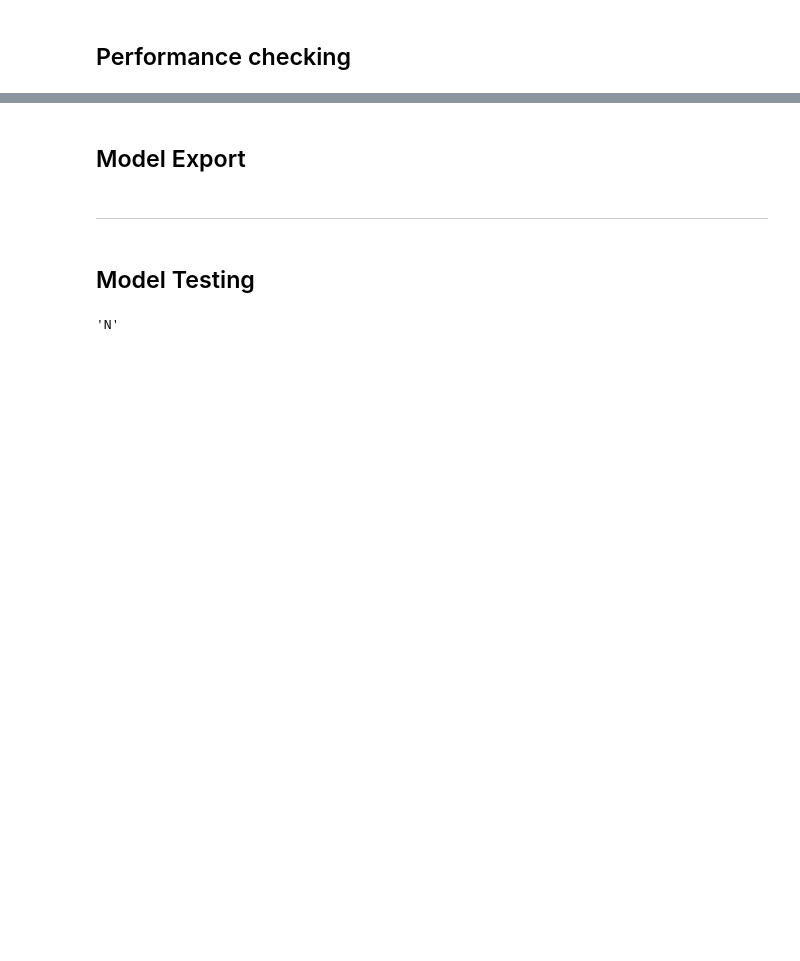
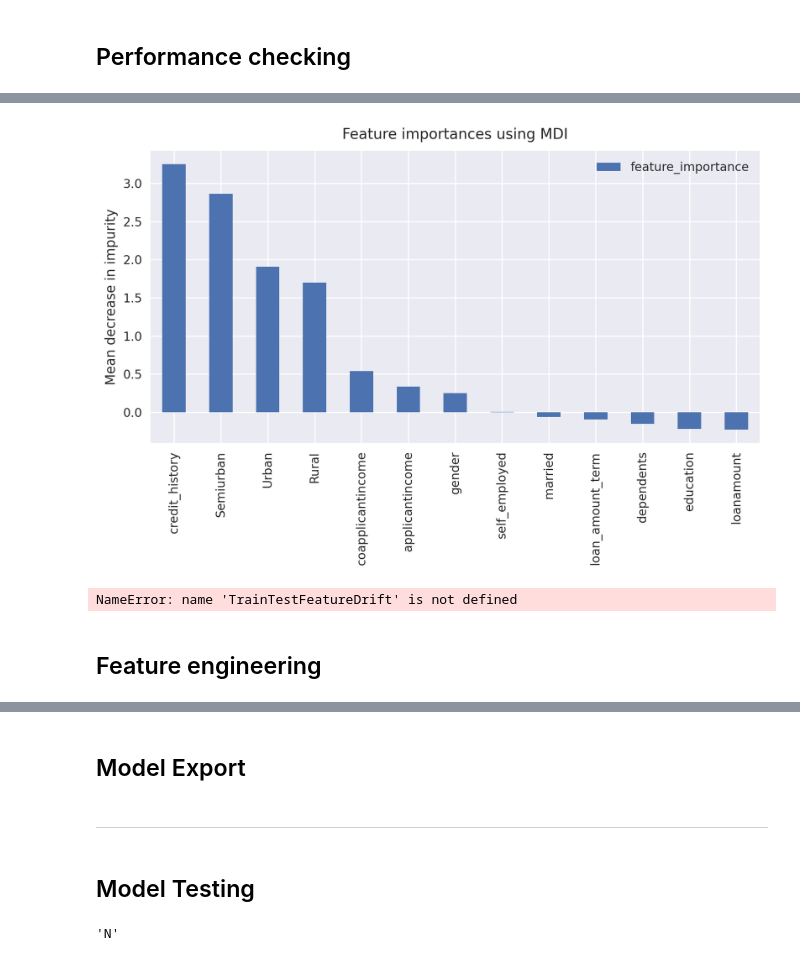
Before and after one commit to adilsmh/bank_loan_eligibility, a Jupyter notebook: notebooks/notebook_bank.ipynb, the cells around one changed output, grey strips where cells are left out. Cells and saved outputs as stored; diff of their text form; code cells hidden in the pictures; blank space fills up the shorter version.

```diff
--- a/notebooks/notebook_bank.ipynb
+++ b/notebooks/notebook_bank.ipynb
@@ -336,0 +772,20 @@ plot_roc(y_test, y_probas)
+# %%
+f_impt= pd.DataFrame(np.reshape(logistic_pipeline[-1].coef_, (-1, 1)), index=X.columns)
+f_impt = f_impt.sort_values(by=0, ascending=False)
+f_impt.columns = ["feature_importance"]
+
+fig, ax = plt.subplots()
+
+f_impt.plot.bar(ax=ax)
+ax.set_title("Feature importances using MDI")
+ax.set_ylabel("Mean decrease in impurity")
+fig.tight_layout()
+# %% [output]
+[figure, added]
+# %%
+check = TrainTestFeatureDrift()
+check.run(X_train_sm, X_test_sm, logistic_pipeline["classifier"], feature_importance_force_permutation=True)
+# %% [output]
+NameError: name 'TrainTestFeatureDrift' is not defined
+# %% [markdown]
+## Feature engineering
```
Also changed, not shown: parts of 51 cells of this notebook, 3 other files.
